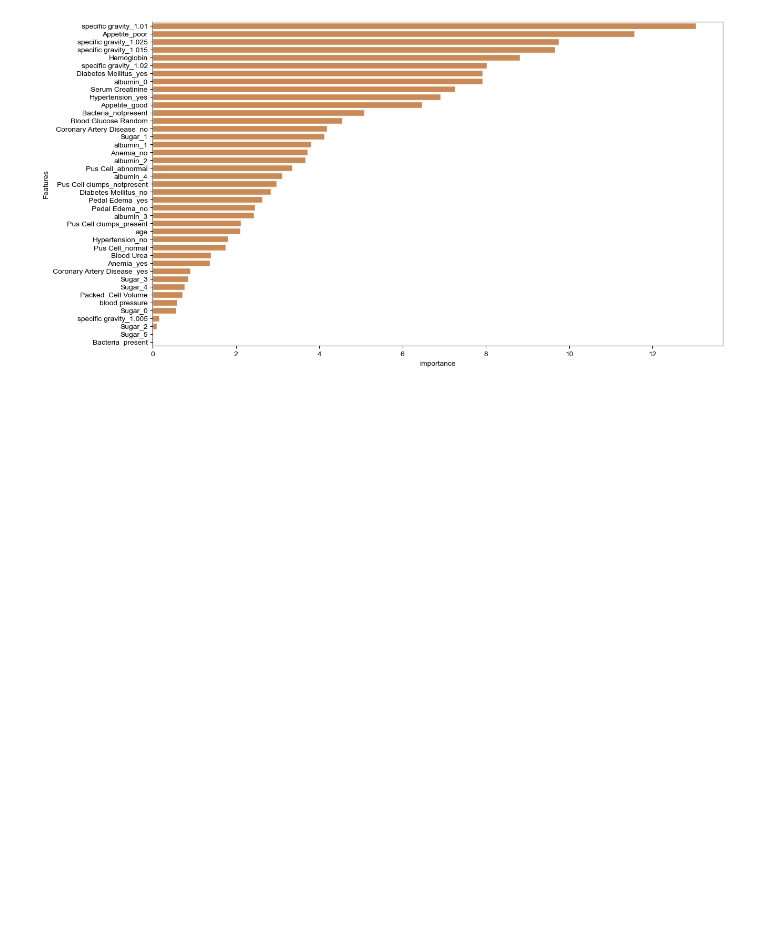
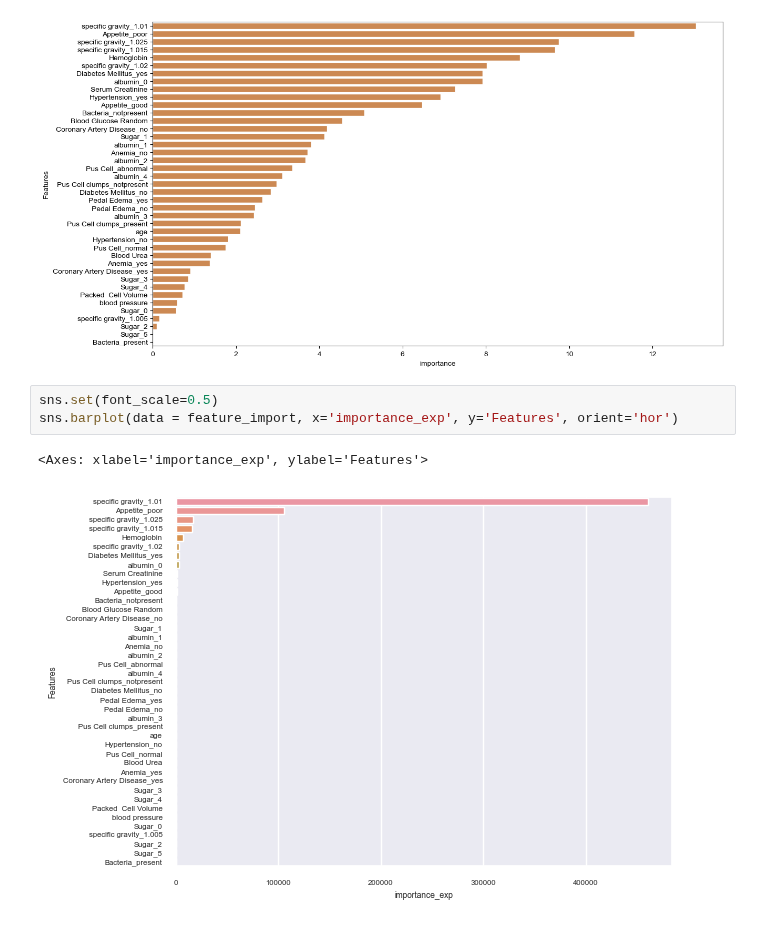
Before and after one commit to Priyagha/Chronic_Kidney_Disease, a Jupyter notebook: Chronic_Kidney_Disease.ipynb, the cells around one changed output. Drawn from its saved outputs; the diff is of its cells as text; blank space fills up the shorter version.

Commit message:
Plotting features sorted by their importance on exponential sacle

```diff
--- a/Chronic_Kidney_Disease.ipynb
+++ b/Chronic_Kidney_Disease.ipynb
@@ -296,3 +296,9 @@ sns.barplot(data = feature_import, x='importance', y='Features', orient='hor', c
 plt.savefig(f'Feature_Importance.png', dpi = 300, transparent = True)
 # %% [output]
 [figure]
+# %%
+sns.set(font_scale=0.5)
+sns.barplot(data = feature_import, x='importance_exp', y='Features', orient='hor')
+# %% [output]
+<Axes: xlabel='importance_exp', ylabel='Features'>
+[figure, added]
```
